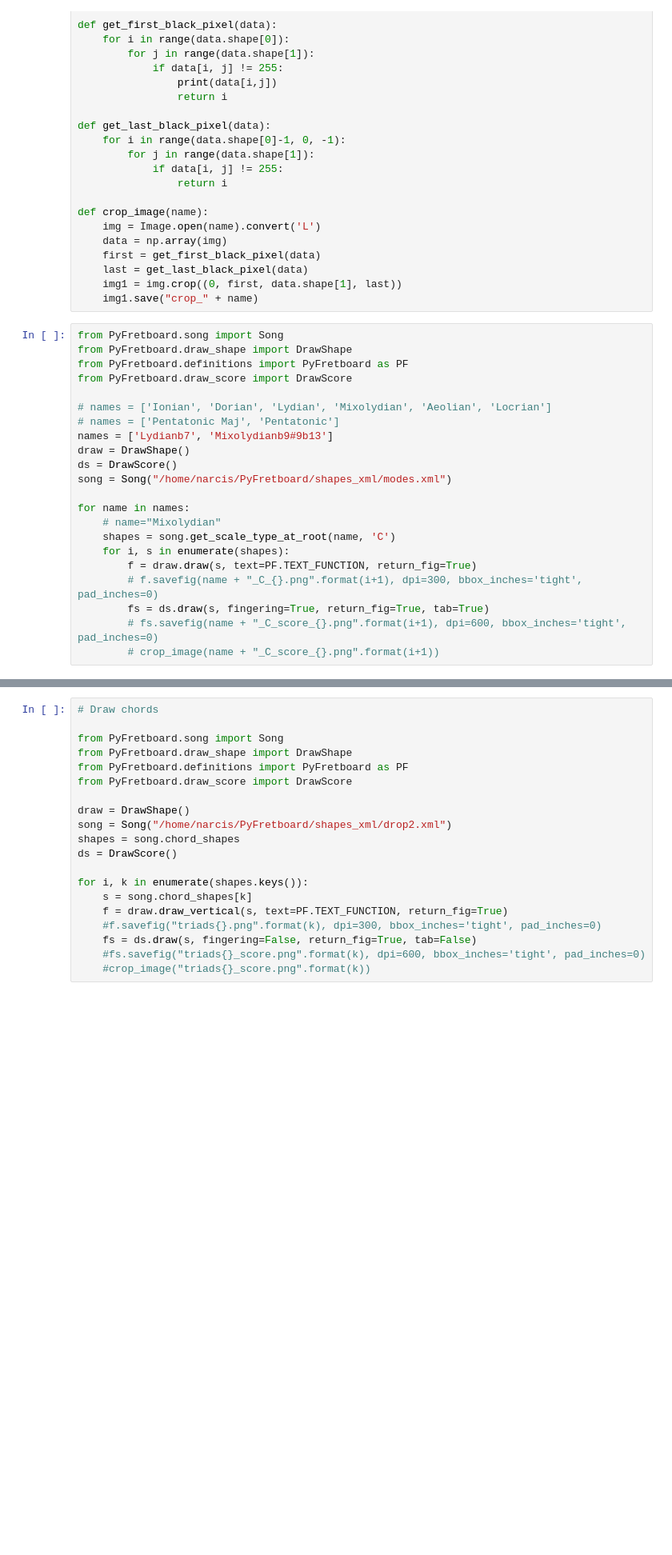
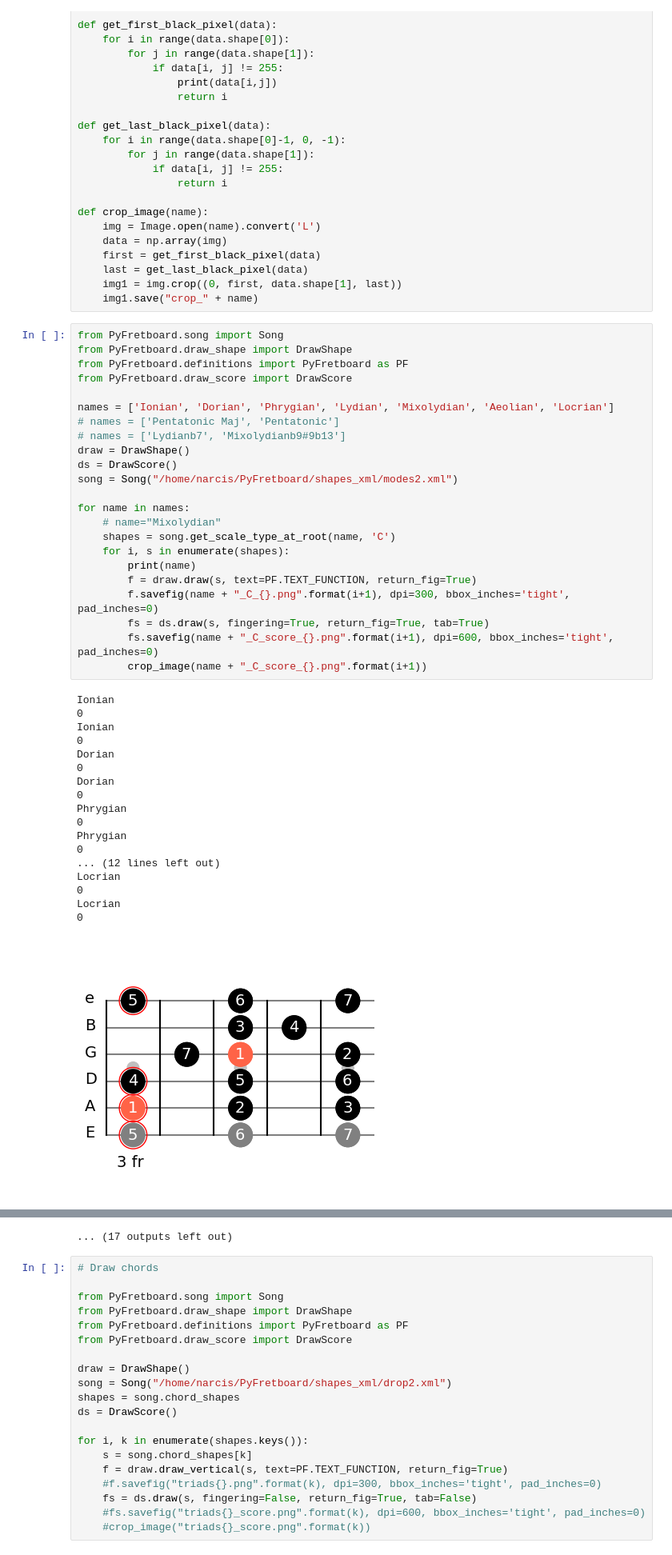
Before and after one commit to narcispr/PyFretboard, a Jupyter notebook: tutorial.ipynb, the cells around one changed output, grey strips where cells are left out. Shown at 80% size. Saved outputs shown, nothing was run; the diff lists cells and outputs as text; blank space fills up the shorter version.

Commit message:
Add shapes: drop3, open triads, and natural and harmonic minor scales

```diff
--- a/tutorial.ipynb
+++ b/tutorial.ipynb
@@ -108,22 +113,42 @@ def crop_image(name):
 # %%
 from PyFretboard.song import Song
 from PyFretboard.draw_shape import DrawShape
 from PyFretboard.definitions import PyFretboard as PF
 from PyFretboard.draw_score import DrawScore
 
-# names = ['Ionian', 'Dorian', 'Lydian', 'Mixolydian', 'Aeolian', 'Locrian']
+names = ['Ionian', 'Dorian', 'Phrygian', 'Lydian', 'Mixolydian', 'Aeolian', 'Locrian']
 # names = ['Pentatonic Maj', 'Pentatonic']
-names = ['Lydianb7', 'Mixolydianb9#9b13']
+# names = ['Lydianb7', 'Mixolydianb9#9b13']
 draw = DrawShape()
 ds = DrawScore()
-song = Song("/home/narcis/PyFretboard/shapes_xml/modes.xml")
+song = Song("/home/narcis/PyFretboard/shapes_xml/modes2.xml")
 
 for name in names:
     # name="Mixolydian"
     shapes = song.get_scale_type_at_root(name, 'C')
     for i, s in enumerate(shapes):
+        print(name)
         f = draw.draw(s, text=PF.TEXT_FUNCTION, return_fig=True)
-        # f.savefig(name + "_C_{}.png".format(i+1), dpi=300, bbox_inches='tight', pad_inches=0)
+        f.savefig(name + "_C_{}.png".format(i+1), dpi=300, bbox_inches='tight', pad_inches=0)
         fs = ds.draw(s, fingering=True, return_fig=True, tab=True)
-        # fs.savefig(name + "_C_score_{}.png".format(i+1), dpi=600, bbox_inches='tight', pad_inches=0)
-        # crop_image(name + "_C_score_{}.png".format(i+1))
+        fs.savefig(name + "_C_score_{}.png".format(i+1), dpi=600, bbox_inches='tight', pad_inches=0)
+        crop_image(name + "_C_score_{}.png".format(i+1))
+# %% [output]
+Ionian
+0
+Ionian
+0
+Dorian
+0
+Dorian
+0
+Phrygian
+0
+Phrygian
+0
+... (12 lines left out)
+Locrian
+0
+Locrian
+0
+[figure, added]
@@ -130,3 +165,4 @@ for name in names:
+... (17 outputs left out)
 # %%
 # Draw chords
 
```
Also changed, not shown: parts of 6 cells of this notebook, 6 other files.
